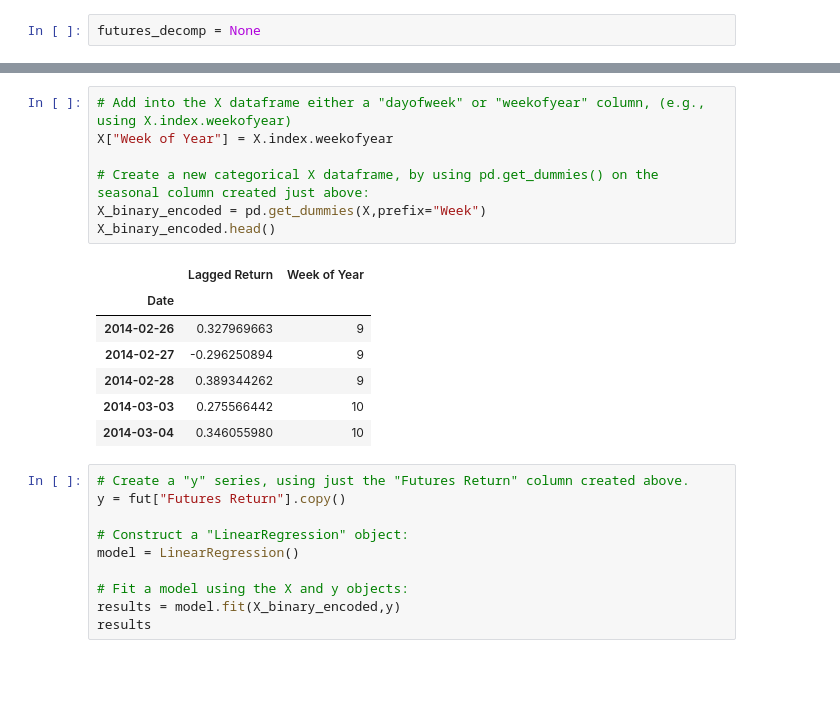
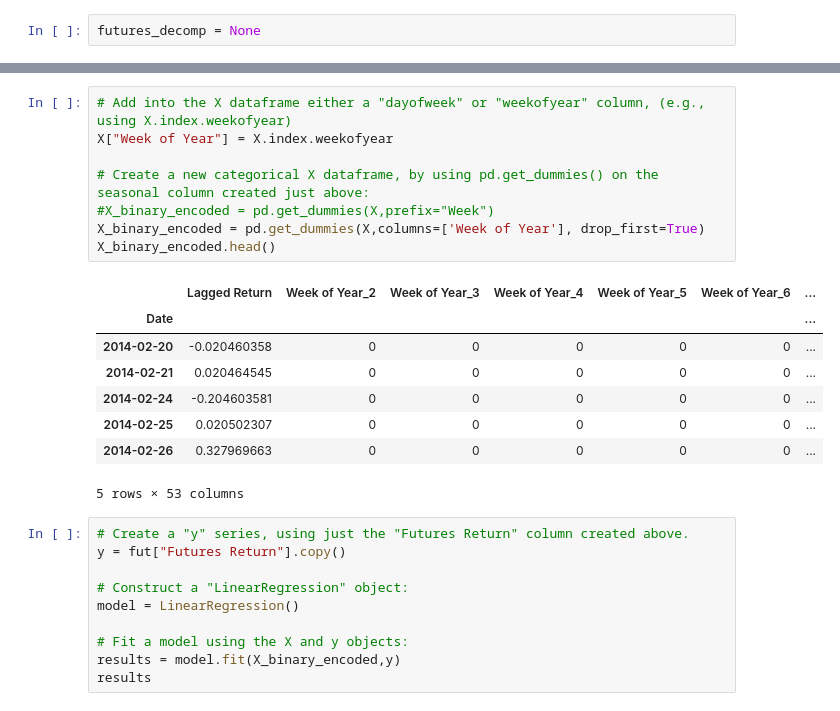
Before and after one commit to willwillis/python-ml-time-series-hw, a Jupyter notebook: time_series_analysis.ipynb, the cells around one changed output, grey strips where cells are left out. Cells and saved outputs as stored; diff of their text form; blank space fills up the shorter version.

```diff
--- a/time_series_analysis.ipynb
+++ b/time_series_analysis.ipynb
@@ -172,18 +181,20 @@ X.head()
 # %%
 # Add into the X dataframe either a "dayofweek" or "weekofyear" column, (e.g., using X.index.weekofyear)
 X["Week of Year"] = X.index.weekofyear
 
 # Create a new categorical X dataframe, by using pd.get_dummies() on the seasonal column created just above:
-X_binary_encoded = pd.get_dummies(X,prefix="Week")
+#X_binary_encoded = pd.get_dummies(X,prefix="Week")
+X_binary_encoded = pd.get_dummies(X,columns=['Week of Year'], drop_first=True)
 X_binary_encoded.head()
 # %% [output]
-|  | Lagged Return | Week of Year |
-| Date |  |  |
-| 2014-02-26 | 0.327969663 | 9 |
-| 2014-02-27 | -0.296250894 | 9 |
-| 2014-02-28 | 0.389344262 | 9 |
-| 2014-03-03 | 0.275566442 | 10 |
-| 2014-03-04 | 0.346055980 | 10 |
+|  | Lagged Return | Week of Year_2 | Week of Year_3 | Week of Year_4 | Week of Year_5 | Week of Year_6 | ... |
+| Date |  |  |  |  |  |  | ... |
+| 2014-02-20 | -0.020460358 | 0 | 0 | 0 | 0 | 0 | ... |
+| 2014-02-21 | 0.020464545 | 0 | 0 | 0 | 0 | 0 | ... |
+| 2014-02-24 | -0.204603581 | 0 | 0 | 0 | 0 | 0 | ... |
+| 2014-02-25 | 0.020502307 | 0 | 0 | 0 | 0 | 0 | ... |
+| 2014-02-26 | 0.327969663 | 0 | 0 | 0 | 0 | 0 | ... |
+5 rows × 53 columns
 # %%
 # Create a "y" series, using just the "Futures Return" column created above.
 y = fut["Futures Return"].copy()
```
Also changed, not shown: parts of 11 cells of this notebook.
